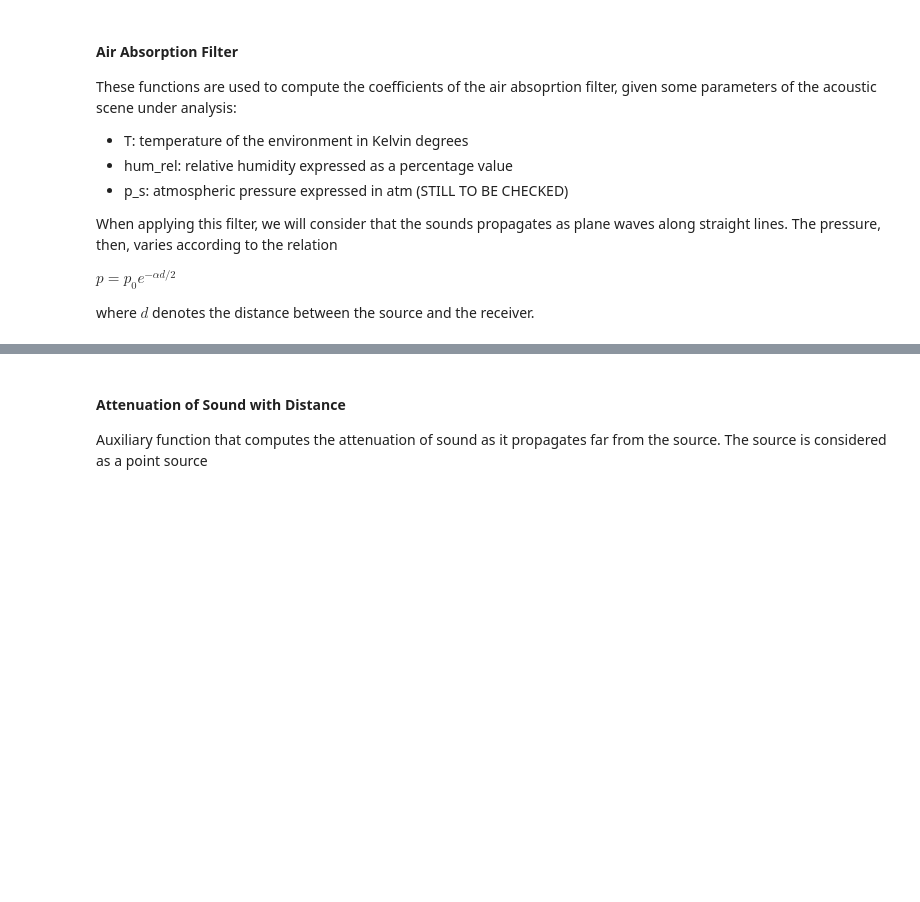
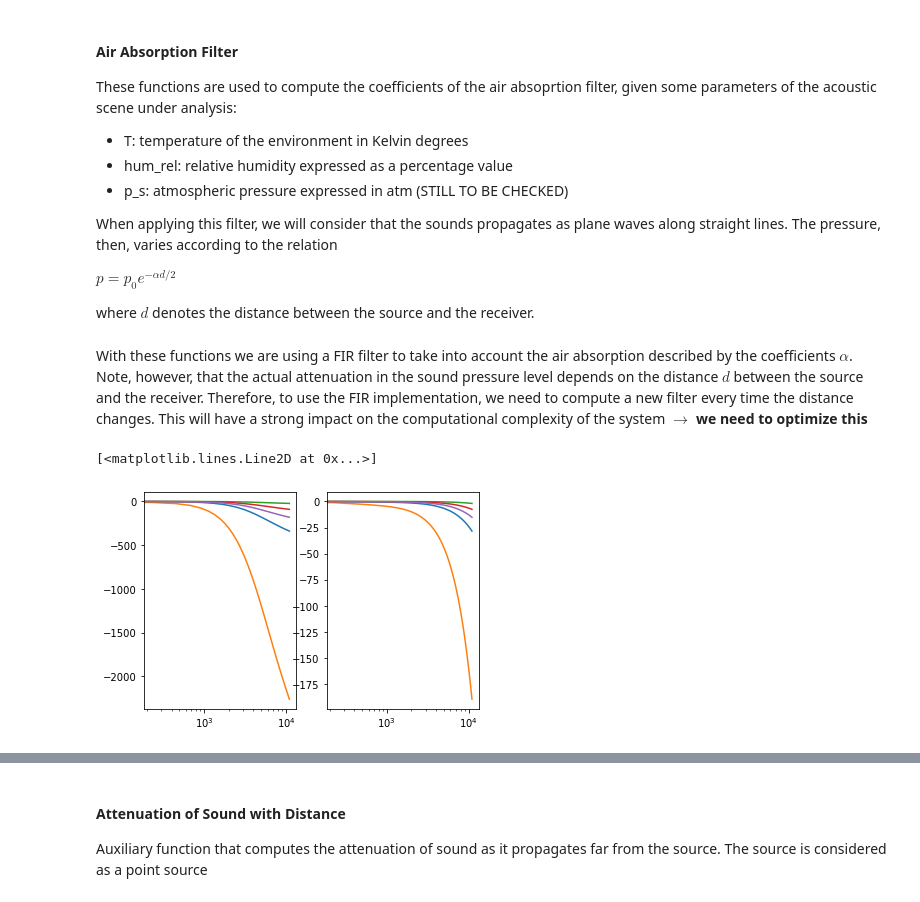
Before and after one commit to steDamiano/pyroadacoustics, a Jupyter notebook: double_delay_line.ipynb, the cells around one changed output, grey strips where cells are left out. Drawn from its saved outputs; the diff is of its cells as text; code cells hidden in the pictures; blank space fills up the shorter version.

```diff
--- a/double_delay_line.ipynb
+++ b/double_delay_line.ipynb
@@ -96,6 +121,8 @@ def compute_air_absorption_filter(F, abs_coeffs, numtaps):
     norm_freqs = F / max(F)
     filt_coeffs = scipy.signal.firwin2(numtaps, norm_freqs, abs_coeffs)
     return filt_coeffs
+# %% [markdown]
+With these functions we are using a FIR filter to take into account the air absorption described by the coefficients $\alpha$. Note, however, that the actual attenuation in the sound pressure level depends on the distance $d$ between the source and the receiver. Therefore, to use the FIR implementation, we need to compute a new filter every time the distance changes. This will have a strong impact on the computational complexity of the system $\longrightarrow$ **we need to optimize this**
 # %%
 # Parameters
 T_0 = 293.15        # Absolute atmospheric temperature
@@ -113,0 +142,18 @@ filt_coeffs = compute_air_absorption_filter(F, alpha, numtaps)
+# %%
+plt.figure()
+plt.subplot(1,2,1)
+plt.semilogx(F, -150 * 20 / np.log(10) * (alpha))
+plt.semilogx(F, -1000 * 20 / np.log(10) * (alpha))
+plt.semilogx(F, -10 * 20 / np.log(10) * (alpha))
+plt.semilogx(F, -40 * 20 / np.log(10) * (alpha))
+plt.semilogx(F, -80 * 20 / np.log(10) * (alpha))
+
+plt.subplot(1,2,2)
+plt.semilogx(F, -150 * alpha2)
+plt.semilogx(F, -1000 * alpha2)
+plt.semilogx(F, -10 * alpha2)
+plt.semilogx(F, -40 * alpha2)
+plt.semilogx(F, -80 * alpha2)
+# %% [output]
+[<matplotlib.lines.Line2D at 0x...>]
+[figure, added]
```
Also changed, not shown: parts of 5 cells of this notebook, 1 other file.
